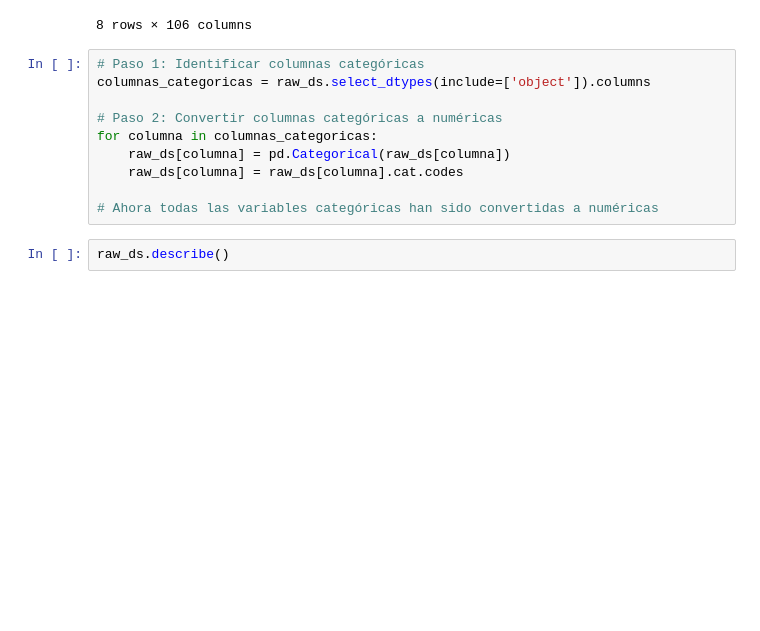
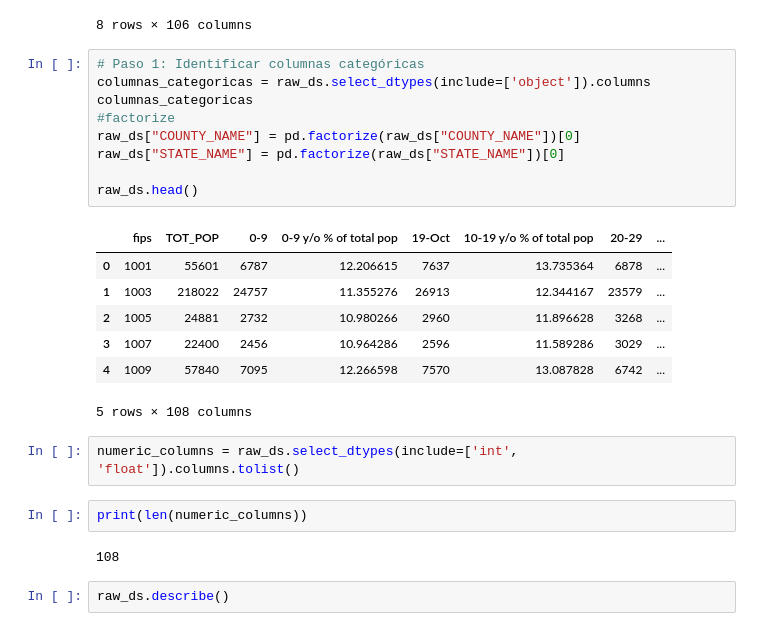
Before and after one commit to 4GeeksAcademy/Kurganova_REGULARIZED-LINEAR-REG, a Jupyter notebook: src/explore.ipynb, the cells around one changed output. Cells and saved outputs as stored; diff of their text form; blank space fills up the shorter version.

```diff
--- a/src/explore.ipynb
+++ b/src/explore.ipynb
@@ -152,13 +152,26 @@ raw_ds.describe()
 # %%
 # Paso 1: Identificar columnas categóricas
 columnas_categoricas = raw_ds.select_dtypes(include=['object']).columns
+columnas_categoricas
+#factorize
+raw_ds["COUNTY_NAME"] = pd.factorize(raw_ds["COUNTY_NAME"])[0]
+raw_ds["STATE_NAME"] = pd.factorize(raw_ds["STATE_NAME"])[0]
 
-# Paso 2: Convertir columnas categóricas a numéricas
-for columna in columnas_categoricas:
-    raw_ds[columna] = pd.Categorical(raw_ds[columna])
-    raw_ds[columna] = raw_ds[columna].cat.codes
-
-# Ahora todas las variables categóricas han sido convertidas a numéricas
+raw_ds.head()
+# %% [output]
+|  | fips | TOT_POP | 0-9 | 0-9 y/o % of total pop | 19-Oct | 10-19 y/o % of total pop | 20-29 | ... |
+| 0 | 1001 | 55601 | 6787 | 12.206615 | 7637 | 13.735364 | 6878 | ... |
+| 1 | 1003 | 218022 | 24757 | 11.355276 | 26913 | 12.344167 | 23579 | ... |
+| 2 | 1005 | 24881 | 2732 | 10.980266 | 2960 | 11.896628 | 3268 | ... |
+| 3 | 1007 | 22400 | 2456 | 10.964286 | 2596 | 11.589286 | 3029 | ... |
+| 4 | 1009 | 57840 | 7095 | 12.266598 | 7570 | 13.087828 | 6742 | ... |
+5 rows × 108 columns
+# %%
+numeric_columns = raw_ds.select_dtypes(include=['int', 'float']).columns.tolist()
+# %%
+print(len(numeric_columns))
+# %% [output]
+108
 # %%
 raw_ds.describe()
 # %% [output]
```
Also changed, not shown: parts of 8 cells of this notebook.
